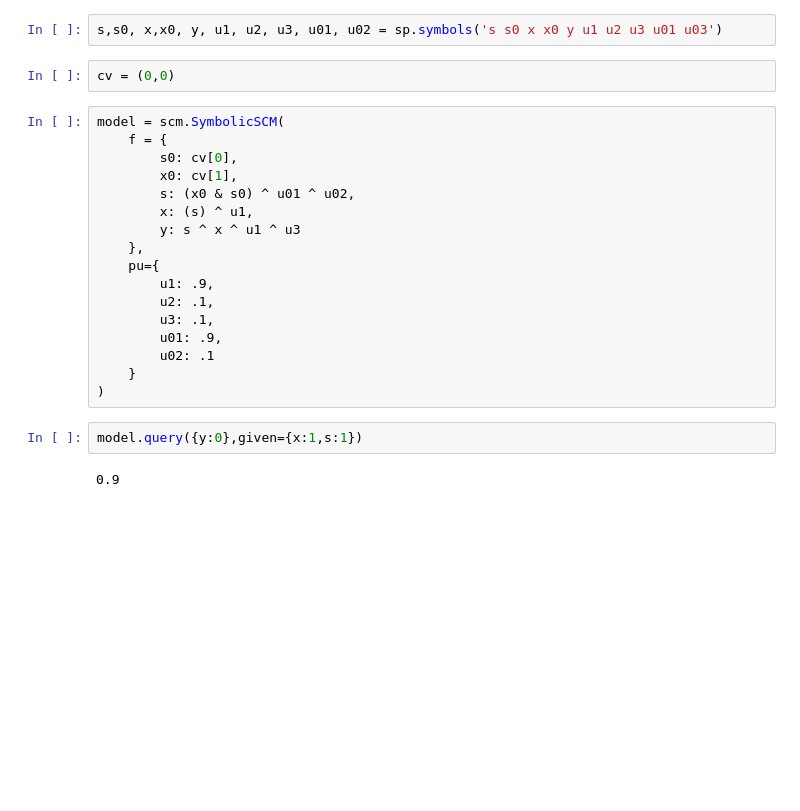
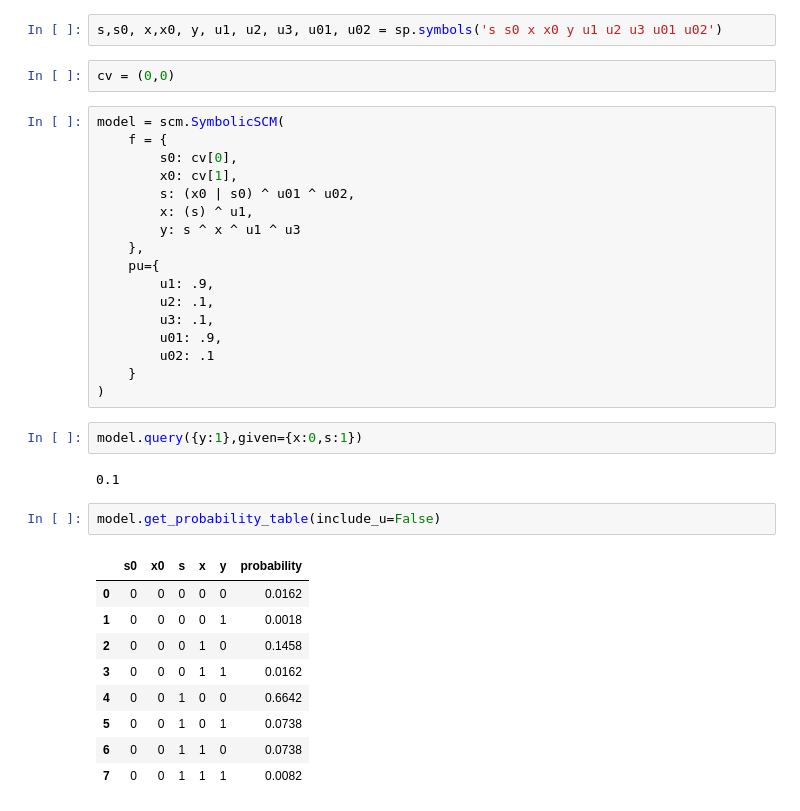
Before and after one commit to CausalAILab/causalai-book, a Jupyter notebook: chapter8.ipynb, the cells around one changed output. Cells and saved outputs as stored; diff of their text form; blank space fills up the shorter version.

```diff
--- a/chapter8.ipynb
+++ b/chapter8.ipynb
@@ -2,7 +2,7 @@
 import scm
 import sympy as sp
 # %%
-s,s0, x,x0, y, u1, u2, u3, u01, u02 = sp.symbols('s s0 x x0 y u1 u2 u3 u01 u03')
+s,s0, x,x0, y, u1, u2, u3, u01, u02 = sp.symbols('s s0 x x0 y u1 u2 u3 u01 u02')
 # %%
 cv = (0,0)
 # %%
@@ -10,7 +10,7 @@ model = scm.SymbolicSCM(
     f = {
         s0: cv[0],
         x0: cv[1],
-        s: (x0 & s0) ^ u01 ^ u02,
+        s: (x0 | s0) ^ u01 ^ u02,
         x: (s) ^ u1,
         y: s ^ x ^ u1 ^ u3
     },
@@ -23,6 +23,18 @@ model = scm.SymbolicSCM(
     }
 )
 # %%
-model.query({y:0},given={x:1,s:1})
+model.query({y:1},given={x:0,s:1})
 # %% [output]
-0.9
+0.1
+# %%
+model.get_probability_table(include_u=False)
+# %% [output]
+|  | s0 | x0 | s | x | y | probability |
+| 0 | 0 | 0 | 0 | 0 | 0 | 0.0162 |
+| 1 | 0 | 0 | 0 | 0 | 1 | 0.0018 |
+| 2 | 0 | 0 | 0 | 1 | 0 | 0.1458 |
+| 3 | 0 | 0 | 0 | 1 | 1 | 0.0162 |
+| 4 | 0 | 0 | 1 | 0 | 0 | 0.6642 |
+| 5 | 0 | 0 | 1 | 0 | 1 | 0.0738 |
+| 6 | 0 | 0 | 1 | 1 | 0 | 0.0738 |
+| 7 | 0 | 0 | 1 | 1 | 1 | 0.0082 |
```
Also changed, not shown: parts of 21 cells of this notebook, 10 other files.
